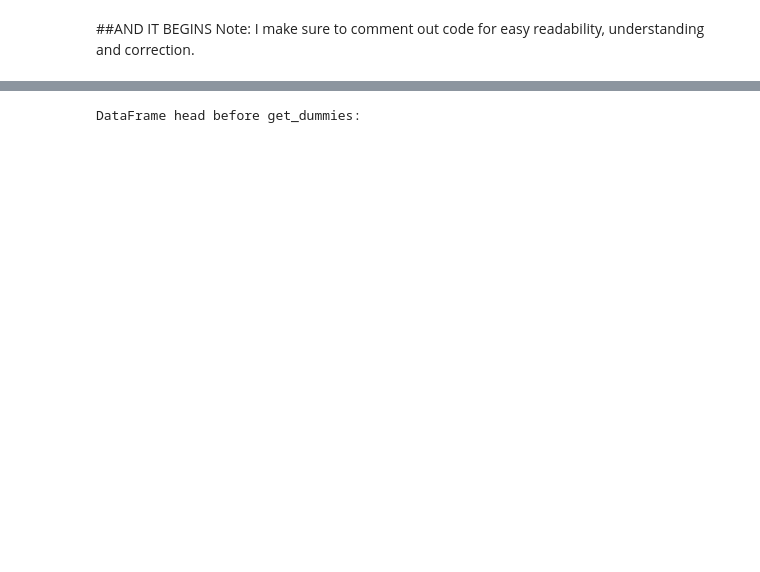
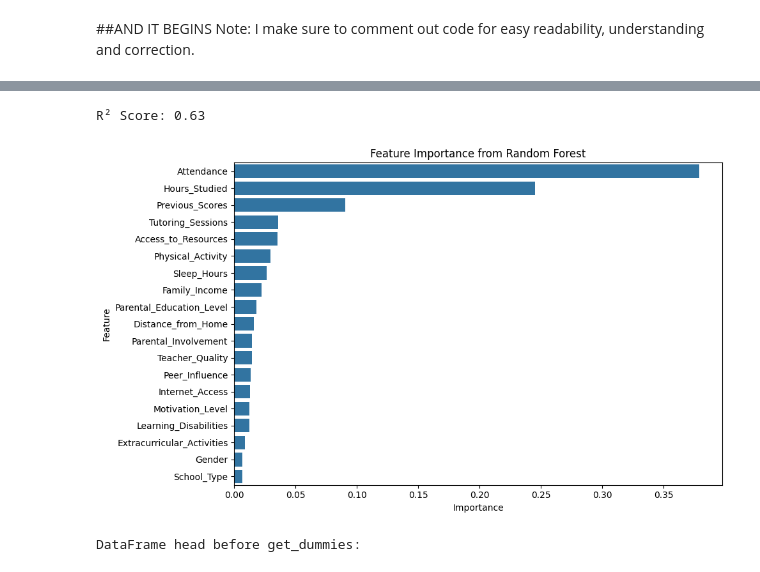
Before and after one commit to samintelguru/StudentPerformanceProject, a Jupyter notebook: Student_Performance.ipynb, the cells around one changed output, grey strips where cells are left out. Cells and saved outputs as stored; diff of their text form; code cells hidden in the pictures; blank space fills up the shorter version.

```diff
--- a/Student_Performance.ipynb
+++ b/Student_Performance.ipynb
@@ -43,3 +361,48 @@ df.head()
+# %%
+from sklearn.model_selection import train_test_split
+from sklearn.ensemble import RandomForestRegressor
+from sklearn.metrics import r2_score
+
+# My features and target
+X = df.drop(columns=['Exam_Score'])
+y = df['Exam_Score']
+
+# Splitting data
+X_train, X_test, y_train, y_test = train_test_split(X, y, test_size=0.2, random_state=42)
+
+# Training model
+model = RandomForestRegressor(random_state=42)
+model.fit(X_train, y_train)
+
+# Evaluate
+y_pred = model.predict(X_test)
+print(f'R² Score: {r2_score(y_test, y_pred):.2f}')
+# %% [output]
+R² Score: 0.63
+# %%
+X = df.drop('Exam_Score', axis=1)
+y = df['Exam_Score']
+# %%
+import pandas as pd
+
+# Get feature importances
+importances = model.feature_importances_
+feature_names = X.columns
+
+# Put into a DataFrame
+feat_imp = pd.DataFrame({
+    'Feature': feature_names,
+    'Importance': importances
+}).sort_values(by='Importance', ascending=False)
+
+# Plot
+plt.figure(figsize=(10,6))
+sns.barplot(x='Importance', y='Feature', data=feat_imp)
+plt.title('Feature Importance from Random Forest')
+plt.tight_layout()
+plt.show()
+# %% [output]
+[figure, added]
 # %%
 from sklearn.preprocessing import LabelEncoder
 
```
Also changed, not shown: parts of 22 cells of this notebook.
